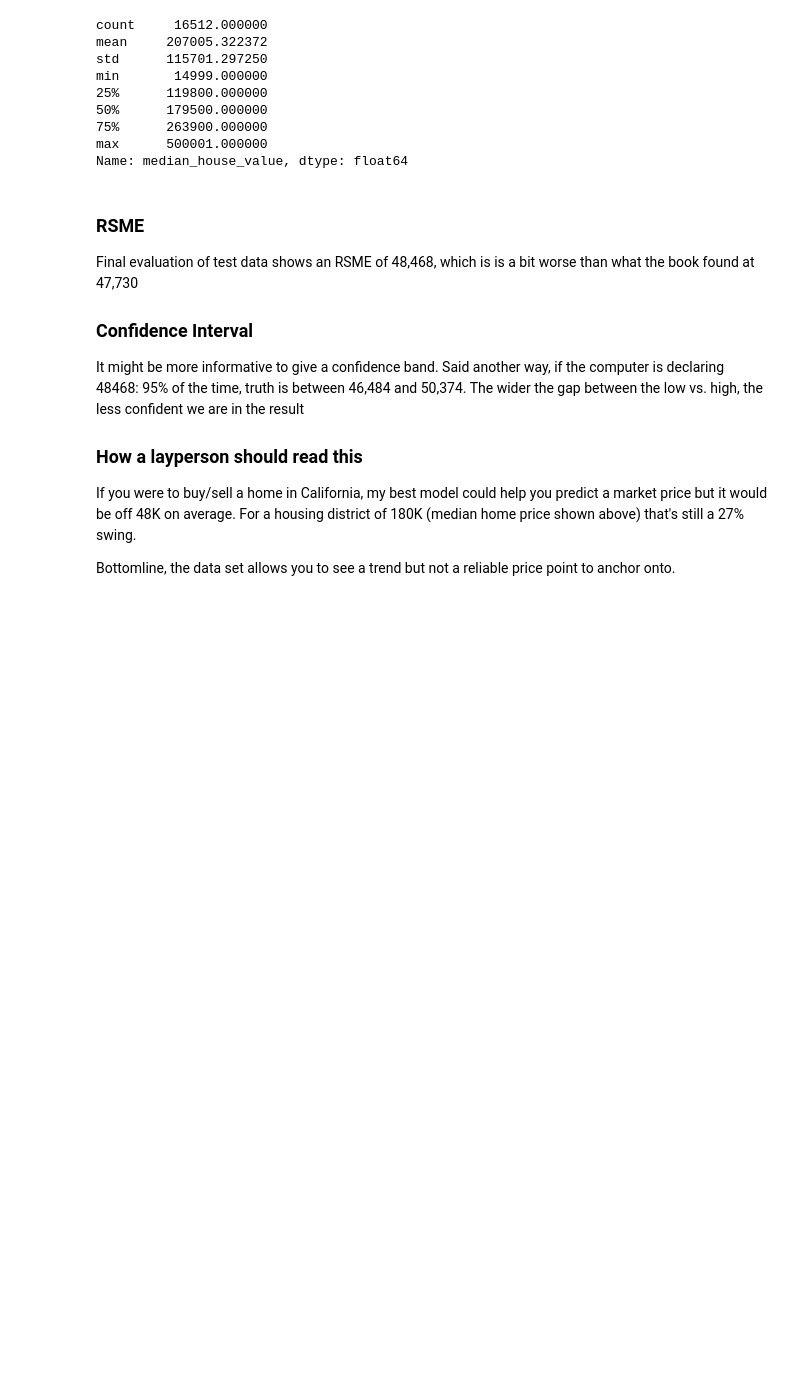
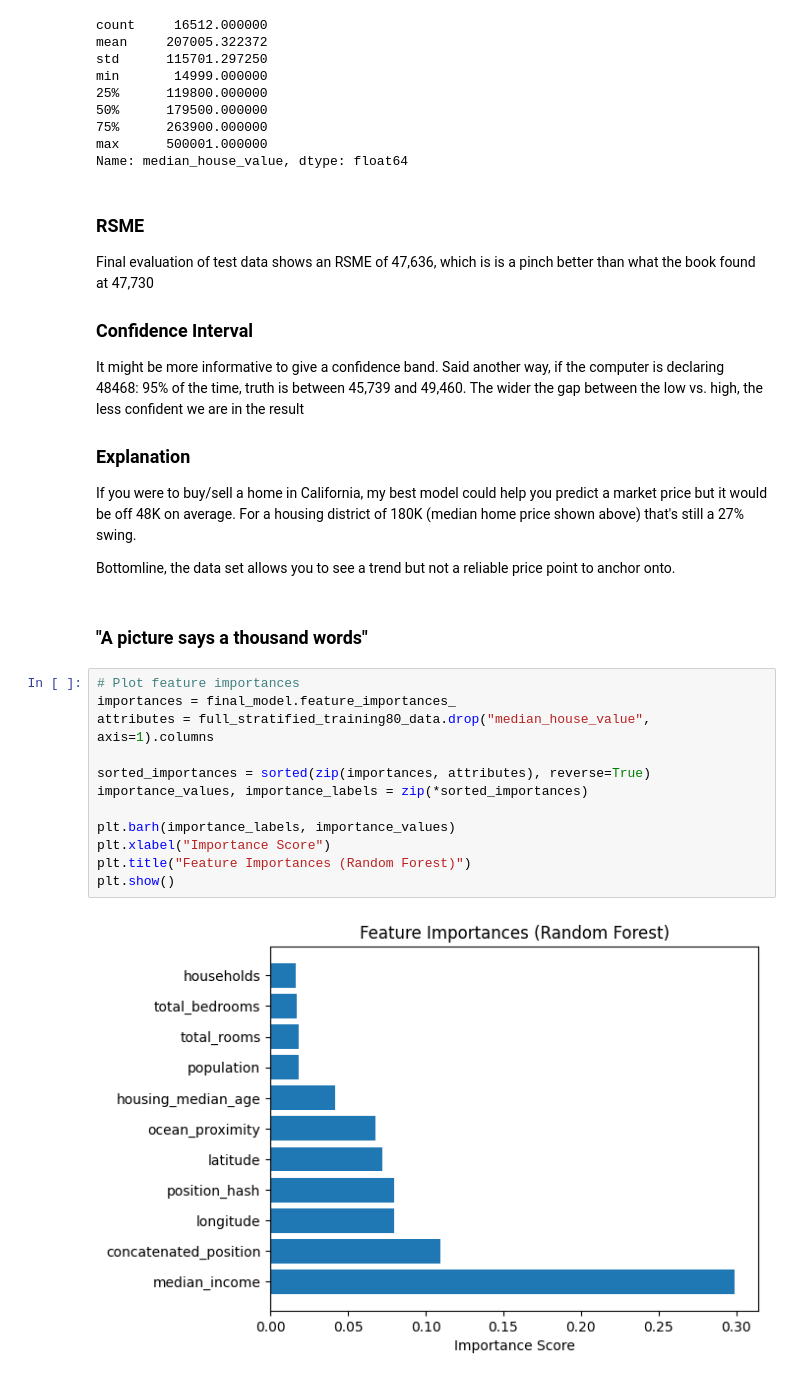
Before and after one commit to martn2023/housing-prices-ML-supervised-learning, a Jupyter notebook: 4_data_prep_model_selection_and_evaluation.ipynb, the cells around one changed output. Drawn from its saved outputs; the diff is of its cells as text; blank space fills up the shorter version.

Commit message:
clarified in notebook 4 that we are focusing on Random Forest, not Linear Regression, showing graphics to see trends, and updating readme

```diff
--- a/4_data_prep_model_selection_and_evaluation.ipynb
+++ b/4_data_prep_model_selection_and_evaluation.ipynb
@@ -528,13 +620,29 @@ max      500001.000000
 Name: median_house_value, dtype: float64
 # %% [markdown]
 ### RSME
-Final evaluation of test data shows an RSME of 48,468, which is is a bit worse than what the book found at 47,730
+Final evaluation of test data shows an RSME of 47,636, which is is a pinch better than what the book found at 47,730
 
 ### Confidence Interval
 It might be more informative to give a confidence band. Said another way, if the computer is declaring 48468:
-95% of the time, truth is between 46,484 and 50,374. The wider the gap between the low vs. high, the less confident we are in the result
+95% of the time, truth is between 45,739 and 49,460. The wider the gap between the low vs. high, the less confident we are in the result
 
-### How a layperson should read this
+### Explanation
 If you were to buy/sell a home in California, my best model could help you predict a market price but it would be off 48K on average. For a housing district of 180K (median home price shown above) that's still a 27% swing.
 
 Bottomline, the data set allows you to see a trend but not a reliable price point to anchor onto.
+# %% [markdown]
+### "A picture says a thousand words"
+# %%
+# Plot feature importances
+importances = final_model.feature_importances_
+attributes = full_stratified_training80_data.drop("median_house_value", axis=1).columns
+
+sorted_importances = sorted(zip(importances, attributes), reverse=True)
+importance_values, importance_labels = zip(*sorted_importances)
+
+plt.barh(importance_labels, importance_values)
+plt.xlabel("Importance Score")
+plt.title("Feature Importances (Random Forest)")
+plt.show()
+# %% [output]
+[figure, added]
```
Also changed, not shown: parts of 36 cells of this notebook, 3 other files.
